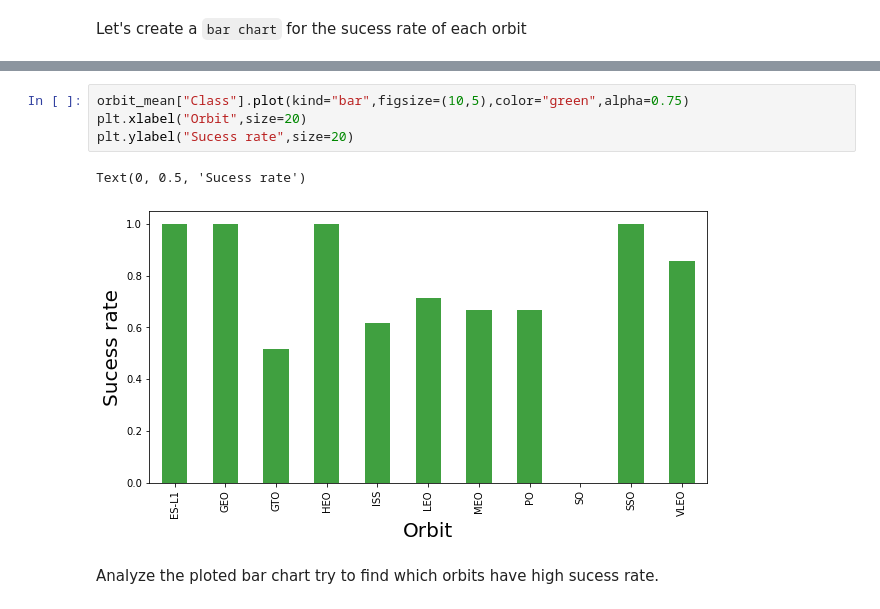
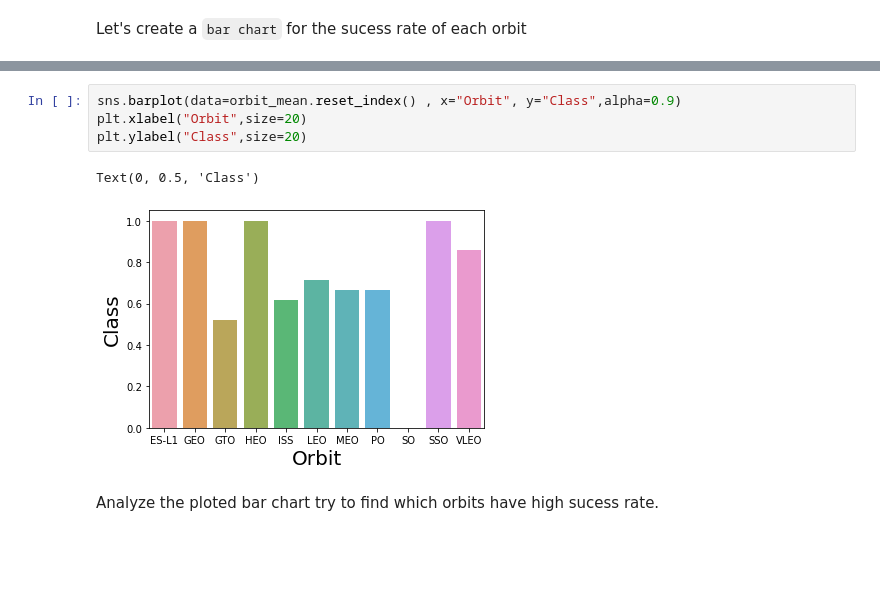
Before and after one commit to 9761aban/applied-capstone-ds, a Jupyter notebook: 2 EDA with visualization.ipynb, the cells around one changed output, grey strips where cells are left out. Saved outputs shown, nothing was run; the diff lists cells and outputs as text; blank space fills up the shorter version.

```diff
--- a/2 EDA with visualization.ipynb
+++ b/2 EDA with visualization.ipynb
@@ -131,12 +131,12 @@ orbit_mean
 | SSO | 60.800000 | 2060.000000 | 2.400000 | 1.000000 | 0.800000 | 1.000000 | 4.600000 | 3.200000 | -112.604136 | ... |
 | VLEO | 78.928571 | 15315.714286 | 3.928571 | 1.000000 | 1.000000 | 1.000000 | 5.000000 | 3.928571 | -80.586862 | ... |
 # %%
-orbit_mean["Class"].plot(kind="bar",figsize=(10,5),color="green",alpha=0.75)
+sns.barplot(data=orbit_mean.reset_index() , x="Orbit", y="Class",alpha=0.9)
 plt.xlabel("Orbit",size=20)
-plt.ylabel("Sucess rate",size=20)
+plt.ylabel("Class",size=20)
 # %% [output]
-Text(0, 0.5, 'Sucess rate')
+Text(0, 0.5, 'Class')
-[figure, old version]
+[figure, new version]
 # %% [markdown]
 Analyze the ploted bar chart try to find which orbits have high sucess rate.
 # %% [markdown]
```
Also changed, not shown: parts of 5 cells of this notebook.
